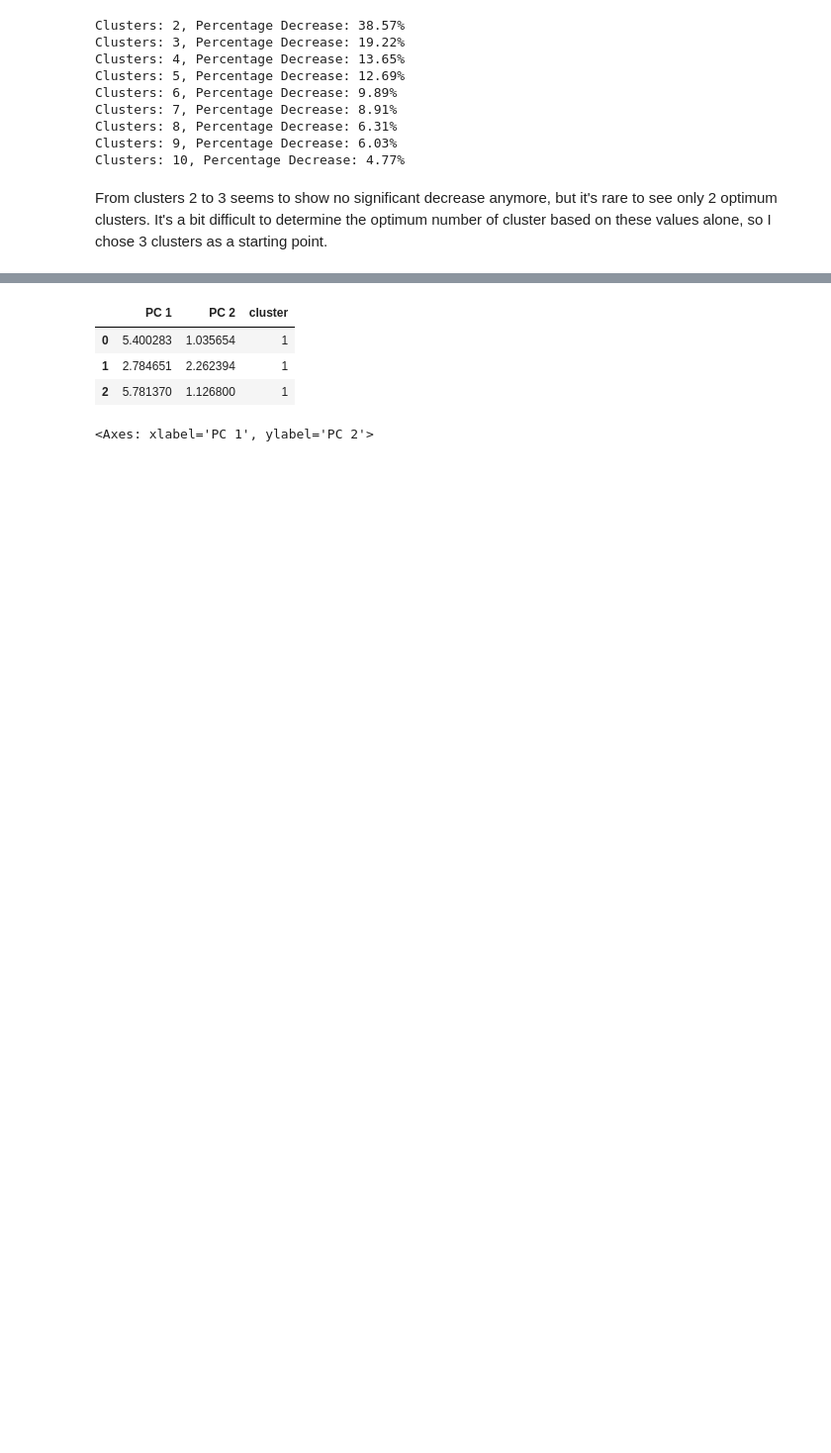
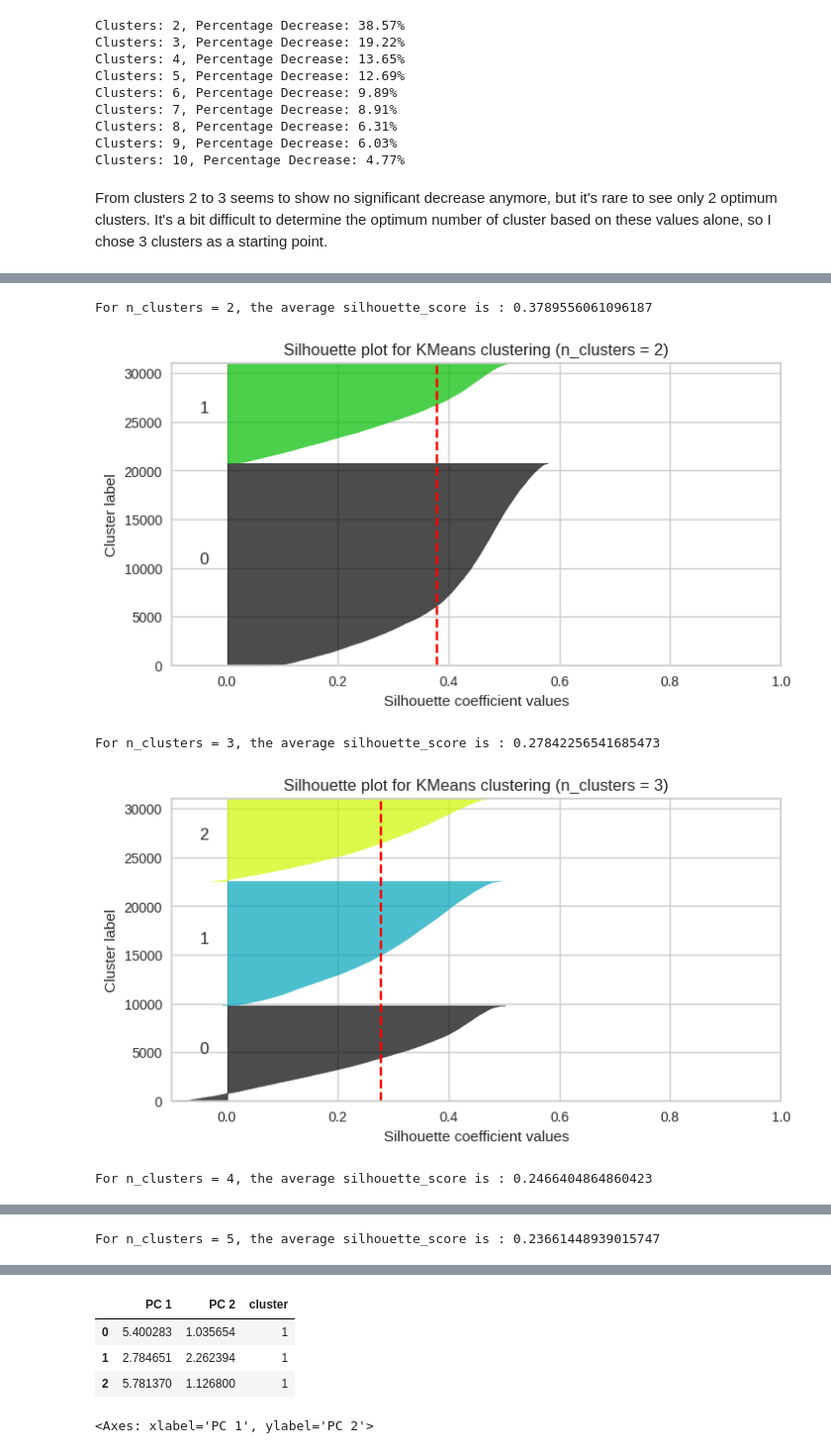
Before and after one commit to learnindya/Airline-Customer-Segmentation, a Jupyter notebook: Homework_Week_16_Unsupervised_Learning_AFA.ipynb, the cells around one changed output, grey strips where cells are left out. Shown at 99% size. Cells and saved outputs as stored; diff of their text form; code cells hidden in the pictures; blank space fills up the shorter version.

```diff
--- a/Homework_Week_16_Unsupervised_Learning_AFA.ipynb
+++ b/Homework_Week_16_Unsupervised_Learning_AFA.ipynb
@@ -384,0 +410,62 @@ From clusters 2 to 3 seems to show no significant decrease anymore, but it's rar
+# %%
+# Silhouette Chart
+
+# Create silhouette plots for different numbers of clusters
+cluster_range = range(2, 6)
+
+for n_clusters in cluster_range:
+    # Create a KMeans model
+    kmeans = KMeans(n_clusters=n_clusters, max_iter=300, random_state=10)
+
+    # Fit the model to the standardized features
+    cluster_labels = kmeans.fit_predict(df_std)
+
+    # Calculate silhouette score
+    silhouette_avg = silhouette_score(df_std, cluster_labels)
+    print(f"For n_clusters = {n_clusters}, the average silhouette_score is : {silhouette_avg}")
+
+    # Calculate silhouette values for each sample
+    sample_silhouette_values = silhouette_samples(df_std, cluster_labels)
+
+    # Create a subplot with 1 row and 2 columns
+    fig, ax1 = plt.subplots()
+    fig.set_size_inches(8, 4)
+
+    # The 1st subplot is the silhouette plot
+    # The silhouette coefficient can range from -1, 1
+    ax1.set_xlim([-0.1, 1])
+    # The (n_clusters+1)*10 is for inserting blank space between silhouette plots of individual clusters, to demarcate them clearly.
+    ax1.set_ylim([0, len(df_std) + (n_clusters + 1) * 10])
+
+    y_lower = 10
+    for i in range(n_clusters):
+        # Aggregate the silhouette scores for samples belonging to cluster i, and sort them
+        ith_cluster_silhouette_values = sample_silhouette_values[cluster_labels == i]
+        ith_cluster_silhouette_values.sort()
+
+        size_cluster_i = ith_cluster_silhouette_values.shape[0]
+        y_upper = y_lower + size_cluster_i
+
+        color = plt.cm.nipy_spectral(float(i) / n_clusters)
+        ax1.fill_betweenx(np.arange(y_lower, y_upper), 0, ith_cluster_silhouette_values, facecolor=color, edgecolor=color, alpha=0.7)
+
+        # Label the silhouette plots with their cluster numbers at the middle
+        ax1.text(-0.05, y_lower + 0.5 * size_cluster_i, str(i))
+
+        # Compute the new y_lower for next plot
+        y_lower = y_upper + 10  # 10 for the 0 samples
+
+    ax1.set_title("Silhouette plot for KMeans clustering (n_clusters = {})".format(n_clusters))
+    ax1.set_xlabel("Silhouette coefficient values")
+    ax1.set_ylabel("Cluster label")
+
+    # The vertical line for average silhouette score of all the values
+    ax1.axvline(x=silhouette_avg, color="red", linestyle="--")
+
+    plt.show()
+# %% [output]
+For n_clusters = 2, the average silhouette_score is : 0.3789556061096187
+[figure, added]
+For n_clusters = 3, the average silhouette_score is : 0.27842256541685473
+[figure, added]
+For n_clusters = 4, the average silhouette_score is : 0.2466404864860423
@@ -384,0 +473 @@ From clusters 2 to 3 seems to show no significant decrease anymore, but it's rar
+For n_clusters = 5, the average silhouette_score is : 0.23661448939015747
```
Also changed, not shown: parts of 73 cells of this notebook.
